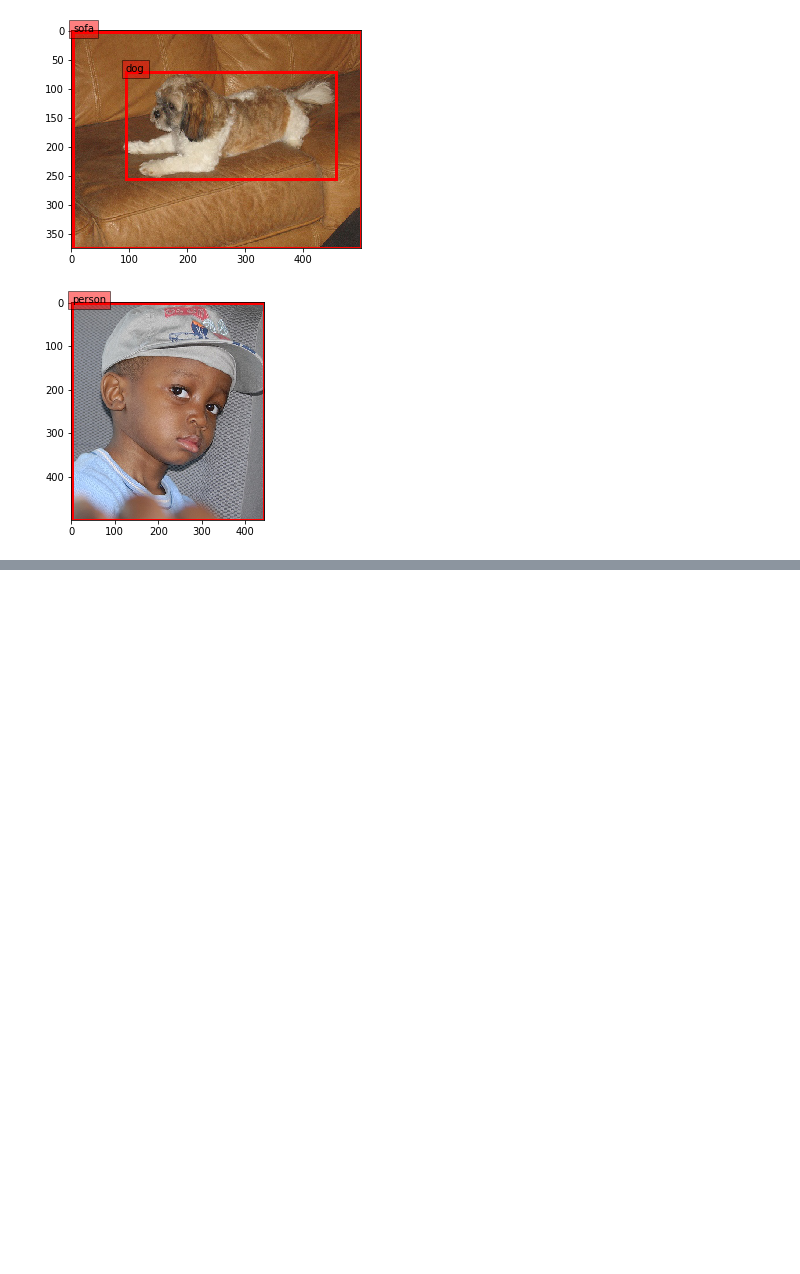
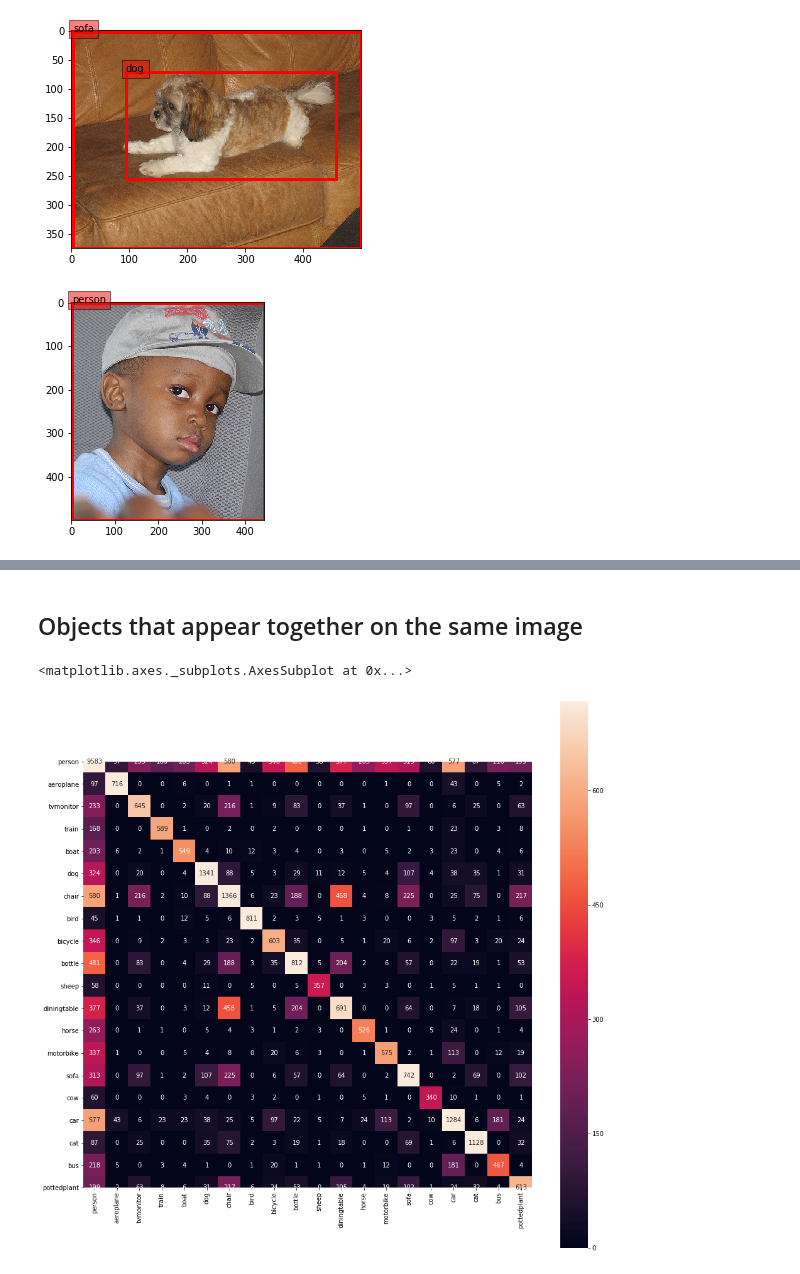
Before and after one commit to MartinHurnak/NN_project, a Jupyter notebook: notebooks/VOC_explorative_analysis.ipynb, the cells around one changed output, grey strips where cells are left out. Saved outputs shown, nothing was run; the diff lists cells and outputs as text; code cells hidden in the pictures; blank space fills up the shorter version.

```diff
--- a/notebooks/VOC_explorative_analysis.ipynb
+++ b/notebooks/VOC_explorative_analysis.ipynb
@@ -183,0 +236,14 @@ for img_id in objects[(objects['bb_width']>0.99)&(objects['bb_height']>0.99)]['i
+# %% [markdown]
+## Objects that appear together on the same image
+# %%
+classes = objects['name'].unique()
+heatmap=pd.DataFrame(index = classes)
+for c in classes:
+    heatmap[c] = objects[objects['img_id'].isin(objects[objects['name']==c]['img_id'])][['name','img_id']].drop_duplicates()['name'].value_counts()
+    heatmap = heatmap.fillna(0).astype(int)
+# %%
+plt.figure(figsize=(16,16))
+sns.heatmap(heatmap, robust=True, annot=True, square=True, fmt="d")
+# %% [output]
+<matplotlib.axes._subplots.AxesSubplot at 0x...>
+[figure, added]
```
Also changed, not shown: parts of 9 cells of this notebook.
